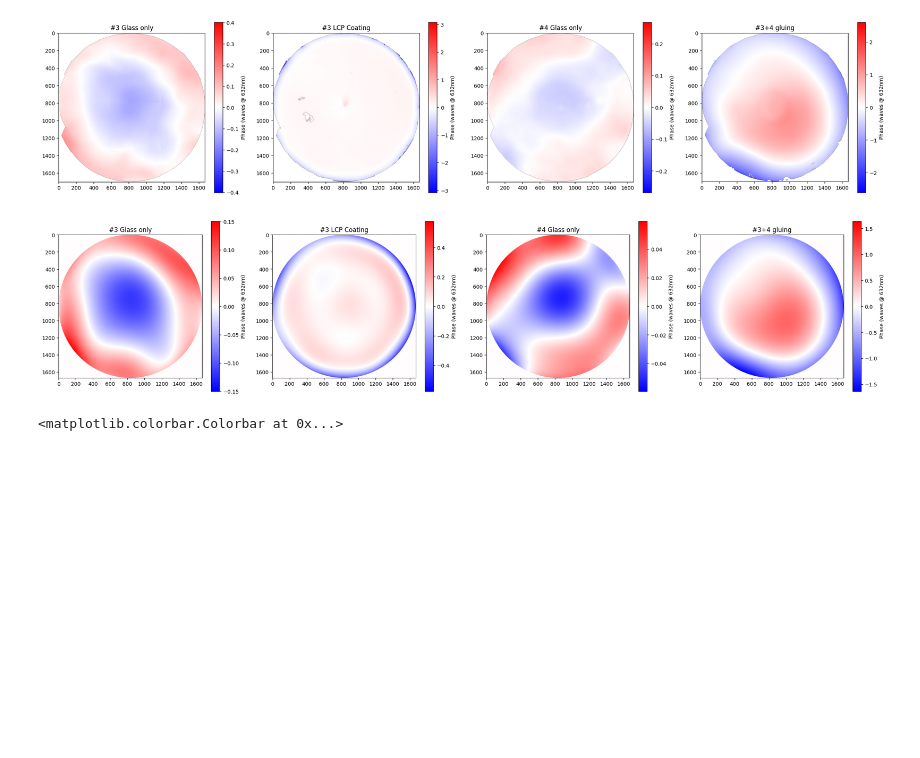
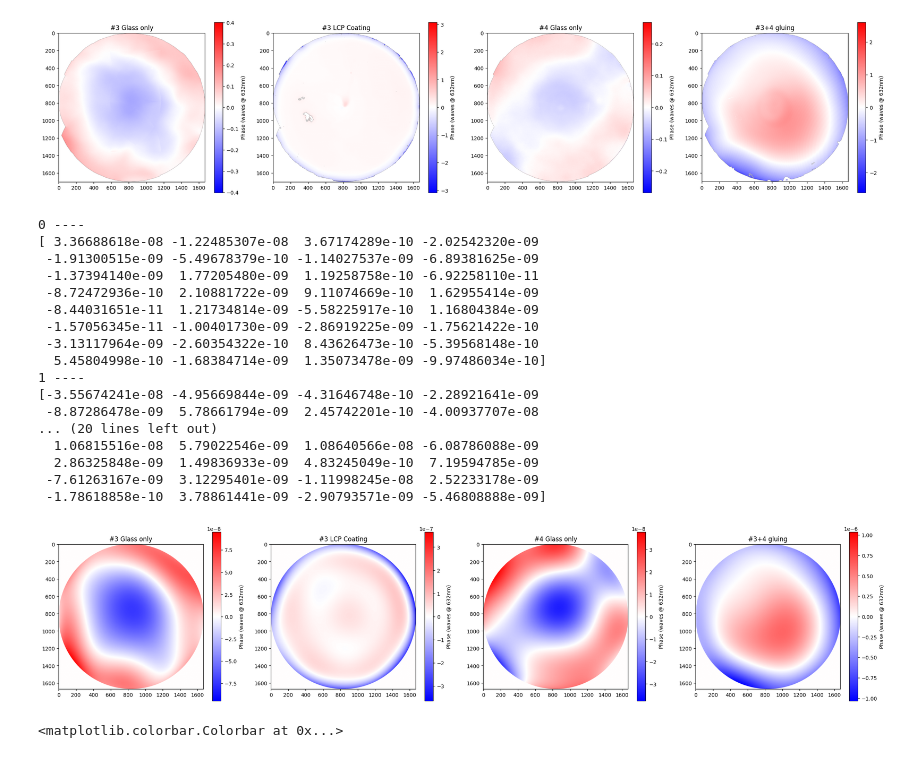
Before and after one commit to TolimanSpace/toliman_dp_design_testing, a Jupyter notebook: LoadZygo.ipynb, the cells around one changed output. Saved outputs shown, nothing was run; the diff lists cells and outputs as text; code cells hidden in the pictures; blank space fills up the shorter version.

```diff
--- a/LoadZygo.ipynb
+++ b/LoadZygo.ipynb
@@ -111,35 +111,54 @@ for i, fname in enumerate(fnames):
     CL_opd = np.array(phase_arr, dtype=np.float64)
     n_rows, n_cols = CL_opd.shape
     cut_l = np.abs(n_rows - n_cols)
     is_odd = cut_l % 2
     if n_rows > n_cols:
         if is_odd:
             CL_opd = CL_opd[cut_l//2+1:-1-cut_l//2+1, :]
         else:
             CL_opd = CL_opd[cut_l//2:-1-cut_l//2+1, :]
     else:
         if is_odd:
             CL_opd = CL_opd[:, cut_l//2-2:-1-cut_l//2+1]
         else:
             CL_opd = CL_opd[:, cut_l//2:-1-cut_l//2+1]
 
     CL_opd[~np.isfinite(CL_opd)] = 0 # Replace inf/nan with 0
 
     CL_coords = dlu.pixel_coords(npixels=CL_opd.shape[0], diameter=aperture_diameter)
     CL_zbasis = dlu.zernike_basis(js=np.arange(4,36), diameter=aperture_diameter, coordinates=CL_coords)
     CL_zbasis_rshp = np.vstack([basis.flatten() for basis in CL_zbasis]).T
     CL_zbasis_rshp[~np.isfinite(CL_zbasis_rshp)] = 0 # Replace inf/nan with 0
     pinv = np.linalg.pinv(CL_zbasis_rshp)
 
-    est_coeffs = pinv@(CL_opd.flatten())
+    est_coeffs = pinv@(CL_opd.flatten()*WavelengthIn)
+    print("{} ----".format(i))
+    print(est_coeffs)
     retrieved = np.asarray([basis*est_coeffs[i] for i, basis in enumerate(CL_zbasis)]).sum(axis=0)
     plt.subplot(1, len(fnames), i+1)
     plt.imshow(retrieved, cmap='bwr', norm=CenteredNorm())
     plt.colorbar(label='Phase (waves @ {:d}nm)'.format(int(WavelengthIn*1e9)))
     plt.title(fname[0:-4])
 plt.tight_layout()
 # %% [output]
+0 ----
+[ 3.36688618e-08 -1.22485307e-08  3.67174289e-10 -2.02542320e-09
+ -1.91300515e-09 -5.49678379e-10 -1.14027537e-09 -6.89381625e-09
+ -1.37394140e-09  1.77205480e-09  1.19258758e-10 -6.92258110e-11
+ -8.72472936e-10  2.10881722e-09  9.11074669e-10  1.62955414e-09
+ -8.44031651e-11  1.21734814e-09 -5.58225917e-10  1.16804384e-09
+ -1.57056345e-11 -1.00401730e-09 -2.86919225e-09 -1.75621422e-10
+ -3.13117964e-09 -2.60354322e-10  8.43626473e-10 -5.39568148e-10
+  5.45804998e-10 -1.68384714e-09  1.35073478e-09 -9.97486034e-10]
+1 ----
+[-3.55674241e-08 -4.95669844e-09 -4.31646748e-10 -2.28921641e-09
+ -8.87286478e-09  5.78661794e-09  2.45742201e-10 -4.00937707e-08
+... (20 lines left out)
+  1.06815516e-08  5.79022546e-09  1.08640566e-08 -6.08786088e-09
+  2.86325848e-09  1.49836933e-09  4.83245049e-10  7.19594785e-09
+ -7.61263167e-09  3.12295401e-09 -1.11998245e-08  2.52233178e-09
+ -1.78618858e-10  3.78861441e-09 -2.90793571e-09 -5.46808888e-09]
-[figure, old version]
+[figure, new version]
 # %%
 phase_arr = np.load(data_dir + "#3 LCP Coating.npy")
 CL_opd = np.array(phase_arr, dtype=np.float64)
```
Also changed, not shown: 2 other files.
